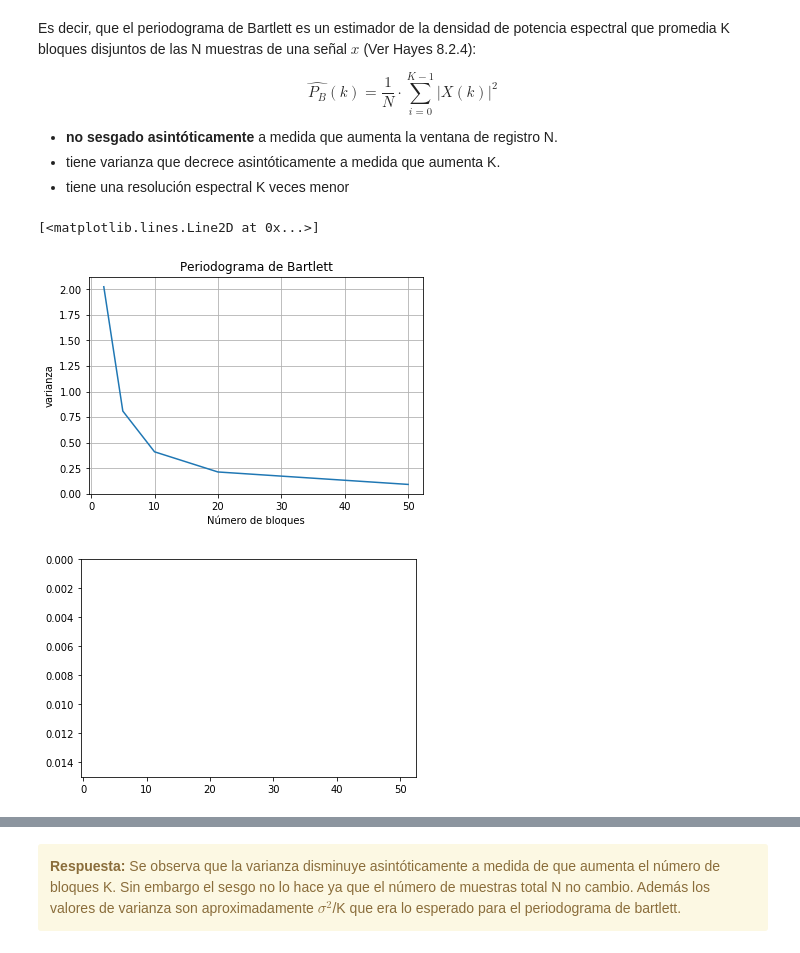
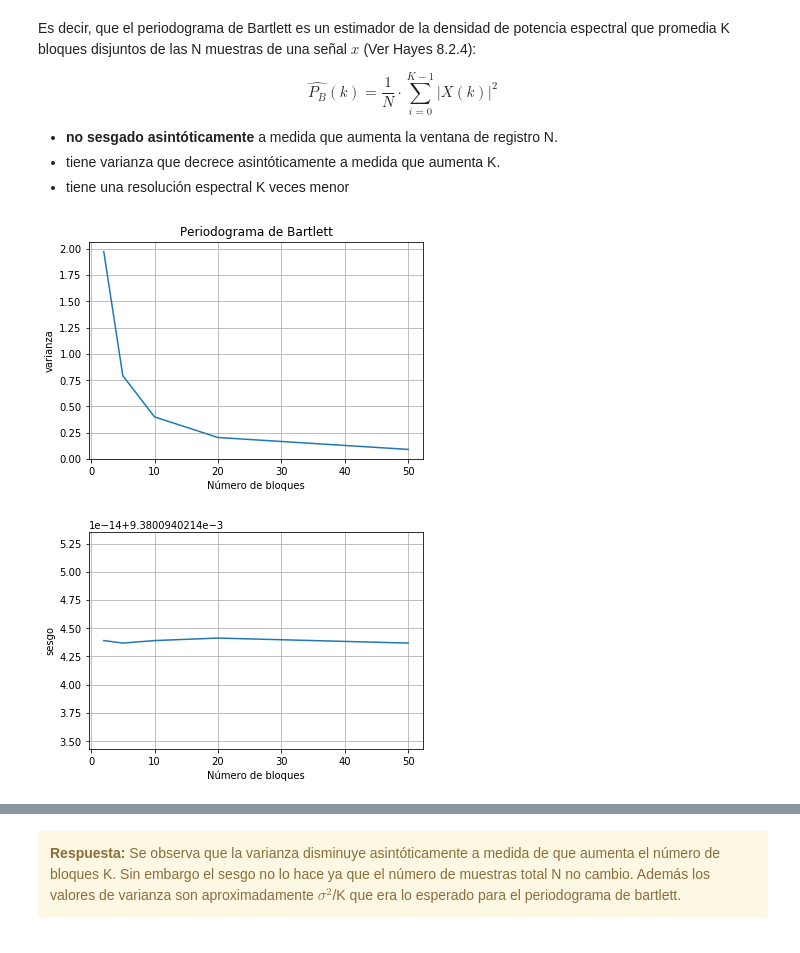
Before and after one commit to Sidorczuk/DSP, a Jupyter notebook: TP3-Estimacion-Espectral.ipynb, the cells around one changed output, grey strips where cells are left out. Saved outputs shown, nothing was run; the diff lists cells and outputs as text; code cells hidden in the pictures.

```diff
--- a/TP3-Estimacion-Espectral.ipynb
+++ b/TP3-Estimacion-Espectral.ipynb
@@ -104,40 +108,39 @@ Ts = 1/fs
 N = 1000
 K = np.array([2, 5, 10, 20, 50], dtype=int)
 L = np.array(N/K, dtype=int)
 mu = 0
 sigma2 = 2
 rep = 200
 sesgo = np.zeros(len(K))
 varianza = np.zeros(len(K))
 noise = np.random.normal(mu, np.sqrt(sigma2), (rep,N)) #Realizaciones
 
 for i in range(len(K)):
     PSDb = np.zeros([rep,L[i]])
     for k in range(rep):
         n1 = np.array(noise[k,:])
         x = np.zeros([K[i],L[i]])
         for j in range(K[i]):
             beg = j*L[i]
             fin = (j+1)*L[i]
             x[j,:] = n1[beg:fin]
 
         PSDx = (abs(np.fft.fft(x,axis=1))**2)/L[i]
         PSDb[k,:] = np.mean(PSDx,axis=0)
 
     PSDp = np.mean(PSDb,axis=0)
     PSDvar = np.var(PSDb,axis=0)
     varianza[i] = np.mean(PSDvar,axis=0)
     sesgo[i] = sigma2 - np.mean(PSDp)
 
 PrintArb(K,varianza,'Número de bloques','varianza','Periodograma de Bartlett')
-#PrintArb(K,sesgo,'Número de bloques','sesgo','')
-plt.figure()
-plt.ylim(0.015,top=0)
-plt.plot(K,sesgo)
+PrintArb(K,sesgo,'Número de bloques','sesgo','')
+#plt.figure()
+#plt.ylim(0.015,top=0)
+#plt.plot(K,sesgo)
 # %% [output]
-[<matplotlib.lines.Line2D at 0x...>]
-[figure, old version]
+[figure, new version]
-[figure, old version]
+[figure, new version]
 # %%
 tus_resultados = [
                    [round_sig(sesgo[0],3), round_sig(varianza[0],4)], # <-- acá debería haber numeritos :)
```
Also changed, not shown: parts of 7 cells of this notebook.
